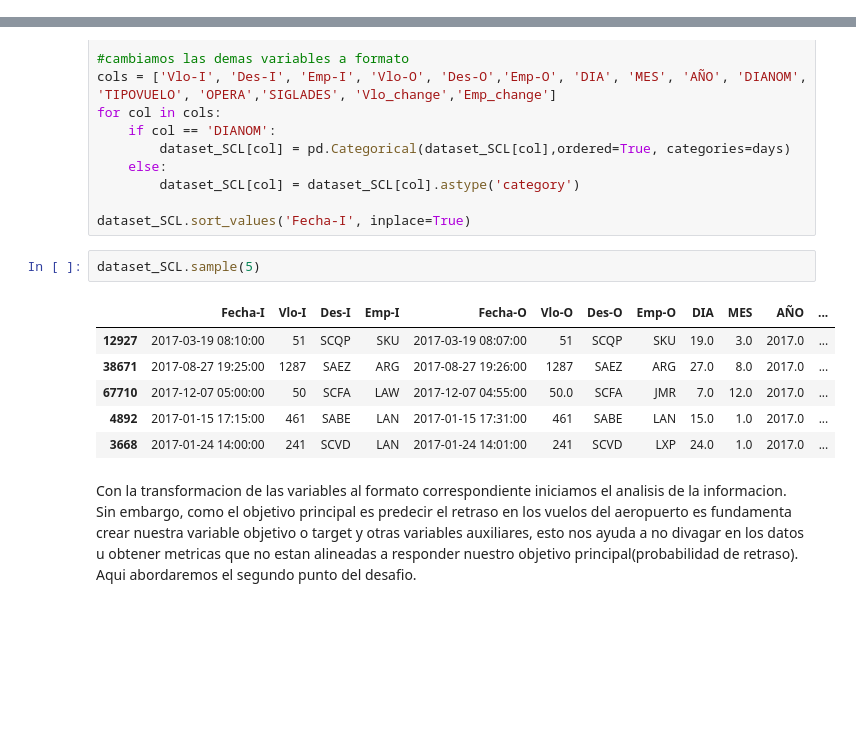
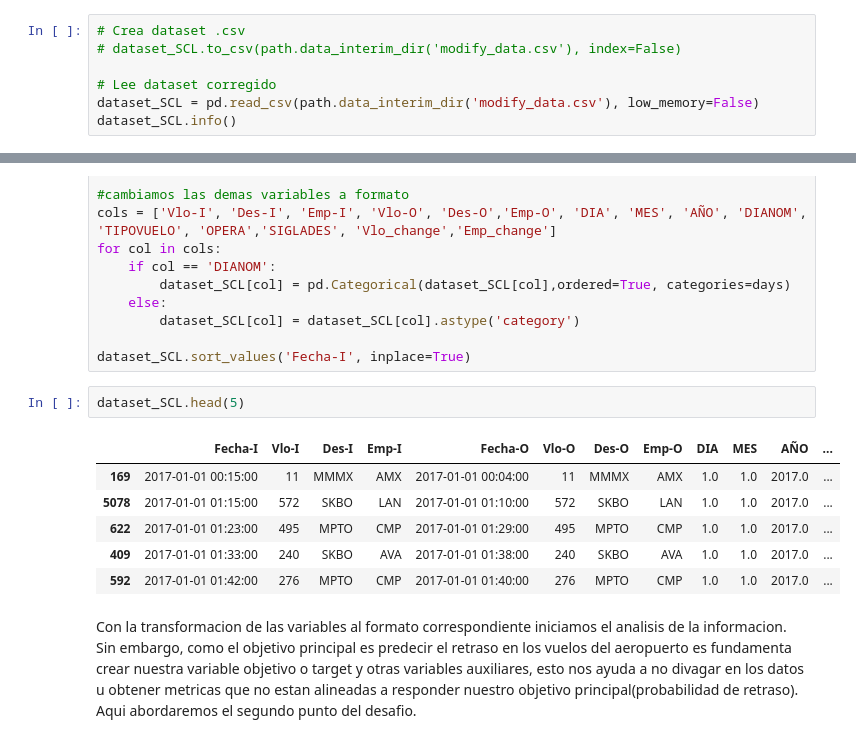
Before and after one commit to frandak2/latam_airlines, a Jupyter notebook: notebooks/1.0-fmh-initial-data-exploration.ipynb, the cells around one changed output, grey strips where cells are left out. Saved outputs shown, nothing was run; the diff lists cells and outputs as text; blank space fills up the shorter version.

```diff
--- a/notebooks/1.0-fmh-initial-data-exploration.ipynb
+++ b/notebooks/1.0-fmh-initial-data-exploration.ipynb
@@ -134,0 +147,7 @@ dataset_SCL.to_csv(path.data_interim_dir('modify_data.csv'), index=False)
+# %%
+# Crea dataset .csv
+# dataset_SCL.to_csv(path.data_interim_dir('modify_data.csv'), index=False)
+
+# Lee dataset corregido
+dataset_SCL = pd.read_csv(path.data_interim_dir('modify_data.csv'), low_memory=False)
+dataset_SCL.info()
@@ -236,14 +268,14 @@ for col in cols:
 
 dataset_SCL.sort_values('Fecha-I', inplace=True)
 # %%
-dataset_SCL.sample(5)
+dataset_SCL.head(5)
 # %% [output]
 |  | Fecha-I | Vlo-I | Des-I | Emp-I | Fecha-O | Vlo-O | Des-O | Emp-O | DIA | MES | AÑO | ... |
-| 12927 | 2017-03-19 08:10:00 | 51 | SCQP | SKU | 2017-03-19 08:07:00 | 51 | SCQP | SKU | 19.0 | 3.0 | 2017.0 | ... |
-| 38671 | 2017-08-27 19:25:00 | 1287 | SAEZ | ARG | 2017-08-27 19:26:00 | 1287 | SAEZ | ARG | 27.0 | 8.0 | 2017.0 | ... |
-| 67710 | 2017-12-07 05:00:00 | 50 | SCFA | LAW | 2017-12-07 04:55:00 | 50.0 | SCFA | JMR | 7.0 | 12.0 | 2017.0 | ... |
-| 4892 | 2017-01-15 17:15:00 | 461 | SABE | LAN | 2017-01-15 17:31:00 | 461 | SABE | LAN | 15.0 | 1.0 | 2017.0 | ... |
-| 3668 | 2017-01-24 14:00:00 | 241 | SCVD | LAN | 2017-01-24 14:01:00 | 241 | SCVD | LXP | 24.0 | 1.0 | 2017.0 | ... |
+| 169 | 2017-01-01 00:15:00 | 11 | MMMX | AMX | 2017-01-01 00:04:00 | 11 | MMMX | AMX | 1.0 | 1.0 | 2017.0 | ... |
+| 5078 | 2017-01-01 01:15:00 | 572 | SKBO | LAN | 2017-01-01 01:10:00 | 572 | SKBO | LAN | 1.0 | 1.0 | 2017.0 | ... |
+| 622 | 2017-01-01 01:23:00 | 495 | MPTO | CMP | 2017-01-01 01:29:00 | 495 | MPTO | CMP | 1.0 | 1.0 | 2017.0 | ... |
+| 409 | 2017-01-01 01:33:00 | 240 | SKBO | AVA | 2017-01-01 01:38:00 | 240 | SKBO | AVA | 1.0 | 1.0 | 2017.0 | ... |
+| 592 | 2017-01-01 01:42:00 | 276 | MPTO | CMP | 2017-01-01 01:40:00 | 276 | MPTO | CMP | 1.0 | 1.0 | 2017.0 | ... |
 # %% [markdown]
 Con la transformacion de las variables al formato correspondiente iniciamos el analisis de la informacion. Sin embargo, como el objetivo principal es predecir el retraso en los vuelos del aeropuerto es fundamenta crear nuestra variable objetivo o target y otras variables auxiliares, esto nos ayuda a no divagar en los datos u obtener metricas que no estan alineadas a responder nuestro objetivo principal(probabilidad de retraso). Aqui abordaremos el segundo punto del desafio.
 # %% [markdown]
```
Also changed, not shown: parts of 45 cells of this notebook, 3 other files.
